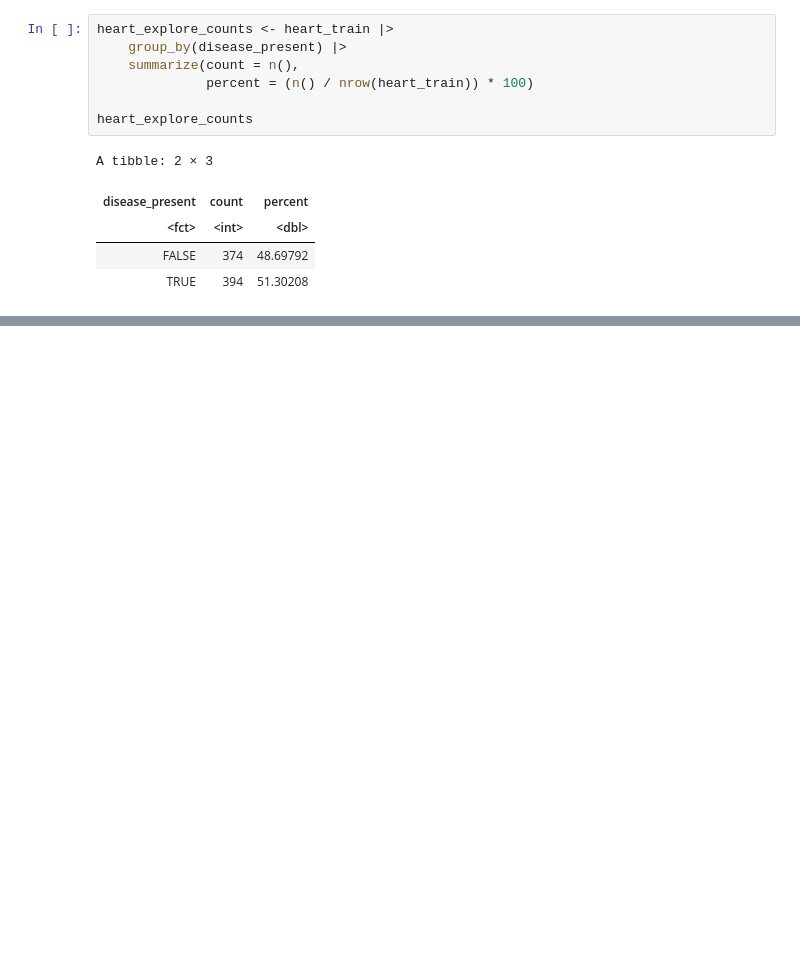
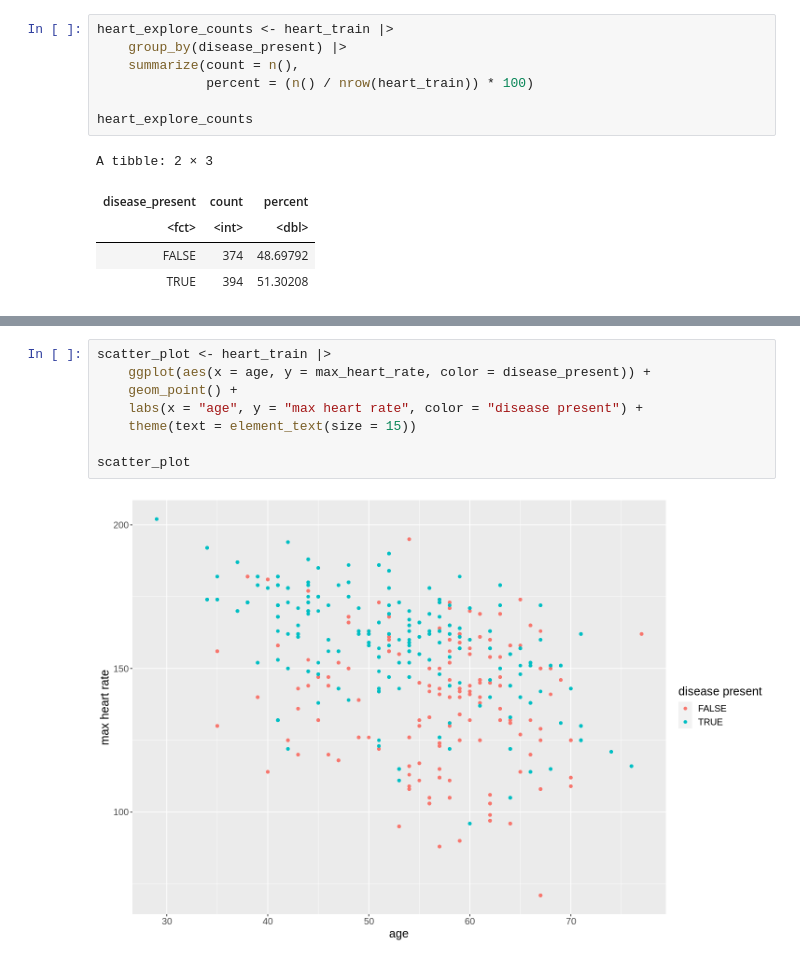
Before and after one commit to vyle2003/DSCI-100-Project, a Jupyter notebook: DSCI Data Exploration.ipynb, the cells around one changed output, grey strips where cells are left out. Saved outputs shown, nothing was run; the diff lists cells and outputs as text; blank space fills up the shorter version.

```diff
--- a/DSCI Data Exploration.ipynb
+++ b/DSCI Data Exploration.ipynb
@@ -120,0 +160,10 @@ A tibble: 2 × 3
+# %%
+scatter_plot <- heart_train |>
+    ggplot(aes(x = age, y = max_heart_rate, color = disease_present)) +
+    geom_point() +
+    labs(x = "age", y = "max heart rate", color = "disease present") +
+    theme(text = element_text(size = 15))
+
+scatter_plot
+# %% [output]
+[figure, added]
```
Also changed, not shown: parts of 4 cells of this notebook.
